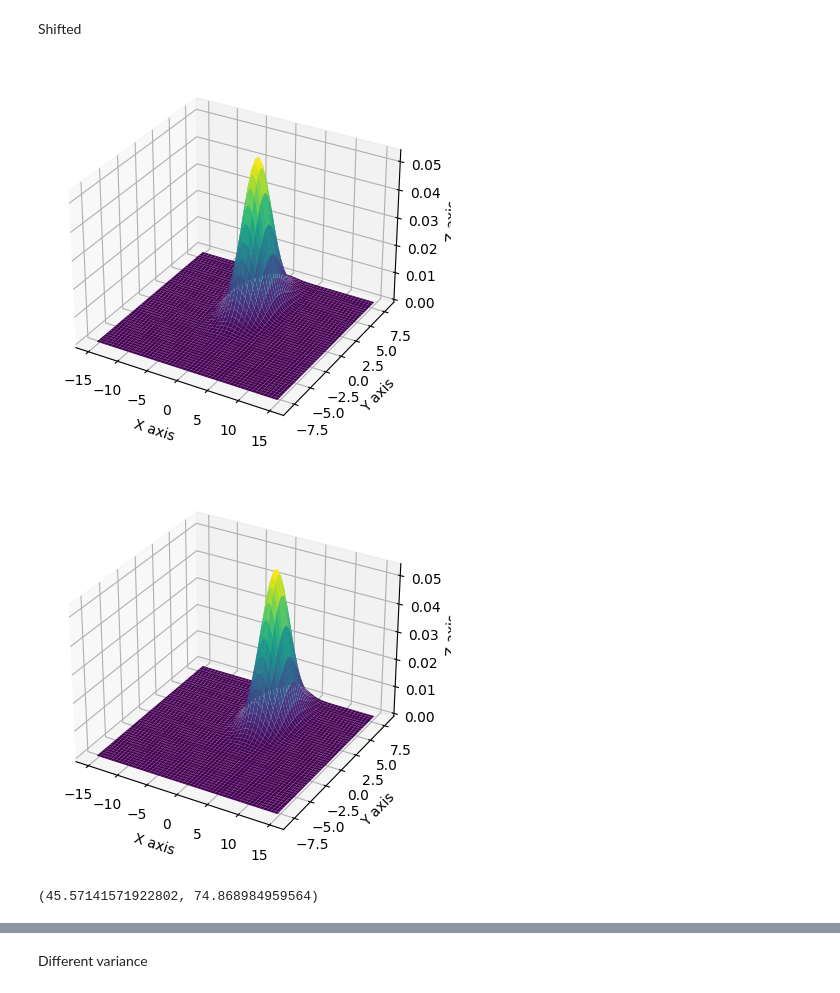
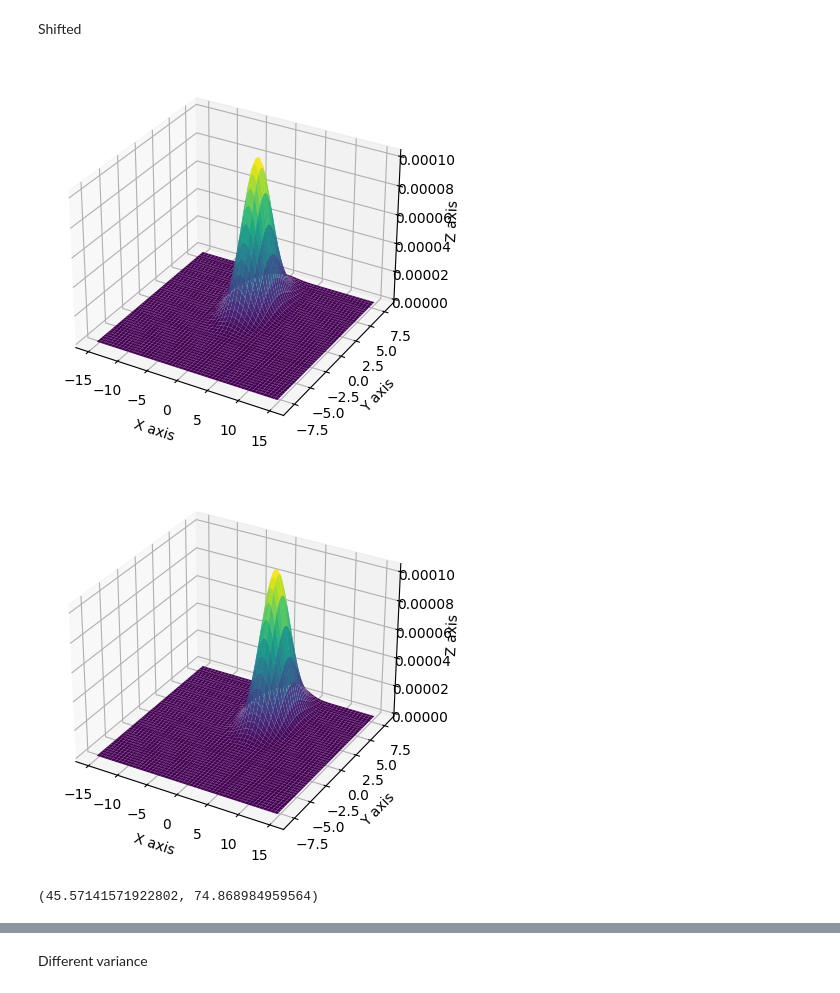
Before and after one commit to Rachel-0420/Cross-Entropy-Fast-Transient, a Jupyter notebook: HighD Normal Distribution.ipynb, the cells around one changed output, grey strips where cells are left out. Saved outputs shown, nothing was run; the diff lists cells and outputs as text; code cells hidden in the pictures.

```diff
--- a/HighD Normal Distribution.ipynb
+++ b/HighD Normal Distribution.ipynb
@@ -30,42 +30,45 @@ func_1 = multivariate_normal([mu_x1, mu_y1], [[variance, 0], [0, variance]])
 func_2 = multivariate_normal([mu_x2, mu_y2], [[variance, 0], [0, variance]])
 
 # normalizing the probabilities
-fact_1 = 1 / sum(func_1.pdf(pos))
-fact_2 = 1 / sum(func_2.pdf(pos))
-for i in range(len(func_1.pdf(pos))):
-  func_1.pdf(pos)[i] *= fact_1
-for j in range(len(func_2.pdf(pos))):
-  func_2.pdf(pos)[j] *= fact_2
+fact_1 = 1 / np.sum(func_1.pdf(pos))
+fact_2 = 1 / np.sum(func_2.pdf(pos))
+
+func_1_eval = func_1.pdf(pos) * fact_1
+func_2_eval = func_2.pdf(pos) * fact_2
+# for i in range(len(func_1.pdf(pos))):
+#   func_1.pdf(pos)[i] *= fact_1
+# for j in range(len(func_2.pdf(pos))):
+#   func_2.pdf(pos)[j] *= fact_2
 
 fig, ax = plt.subplots(subplot_kw = {"projection": "3d"})
-ax.plot_surface(X, Y, func_1.pdf(pos),cmap='viridis',linewidth=0)
+ax.plot_surface(X, Y, func_1_eval,cmap='viridis',linewidth=0)
 ax.set_xlabel('X axis')
 ax.set_ylabel('Y axis')
 ax.set_zlabel('Z axis')
 plt.show()
 
 fig, ax = plt.subplots(subplot_kw = {"projection": "3d"})
-ax.plot_surface(X, Y, func_2.pdf(pos),cmap='viridis',linewidth=0)
+ax.plot_surface(X, Y, func_2_eval,cmap='viridis',linewidth=0)
 ax.set_xlabel('X axis')
 ax.set_ylabel('Y axis')
 ax.set_zlabel('Z axis')
 plt.show()
 
 # projections
 pdf_x1 = norm.pdf(x, mu_x1, variance)
 pdf_y1 = norm.pdf(y, mu_y1, variance)
 pdf_x2 = norm.pdf(x, mu_x2, variance)
 pdf_y2 = norm.pdf(y, mu_y2, variance)
 
 for i in range(len(pdf_x1)):
   H_x12.append(- pdf_x1[i] * math.log(pdf_x2[i]))
   H_y12.append(- pdf_y1[i] * math.log(pdf_y2[i]))
   ref_1 += H_x12[i]
   ref_2 += H_y12[i]
 
 # ref is the 'integral' of cross entropy of each dimensions
 print((ref_1, ref_2))
 # %% [output]
-[figure, old version]
+[figure, new version]
-[figure, old version]
+[figure, new version]
 (45.57141571922802, 74.868984959564)
```
Also changed, not shown: parts of 7 cells of this notebook.
